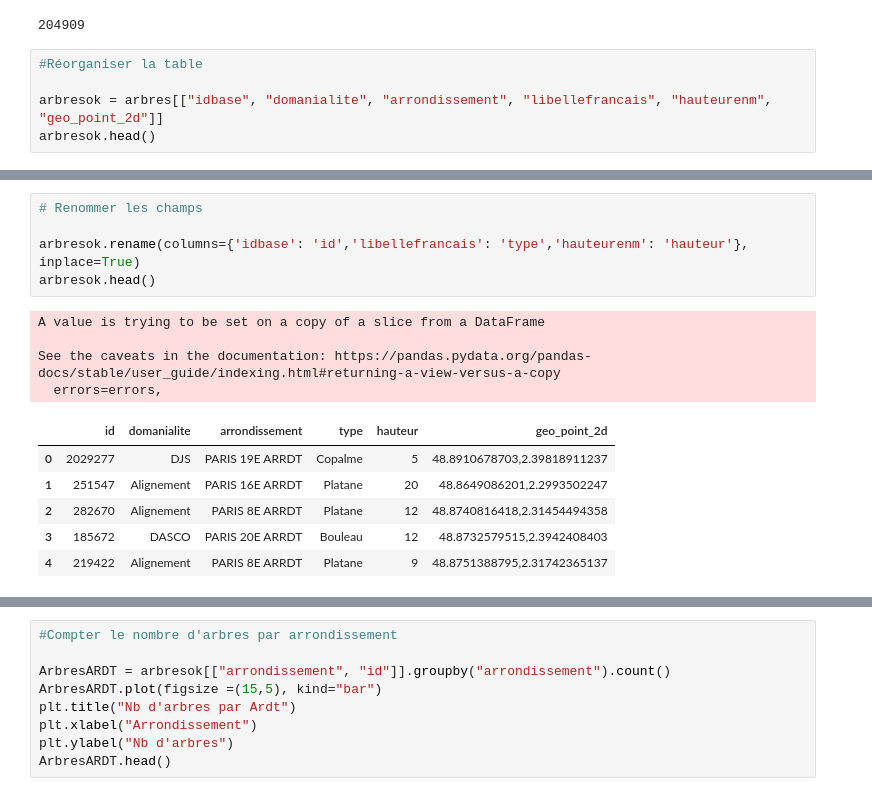
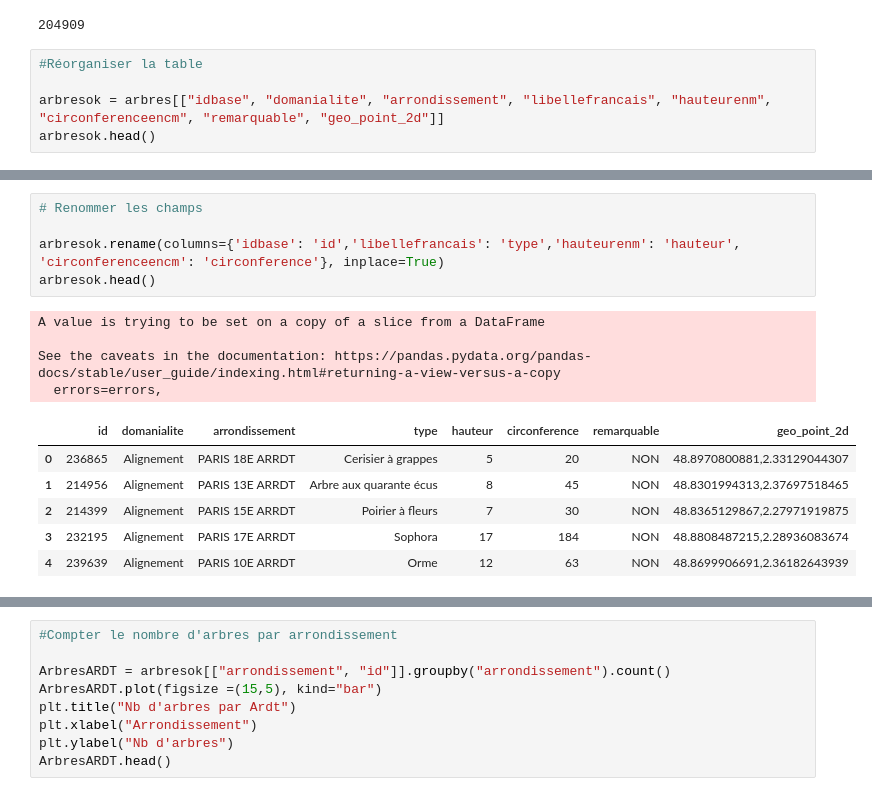
Before and after one commit to mastersigat/GeoPandas, a Jupyter notebook: Séance_1_(intro_Pandas).ipynb, the cells around one changed output, grey strips where cells are left out. Saved outputs shown, nothing was run; the diff lists cells and outputs as text.

```diff
--- a/Séance_1_(intro_Pandas).ipynb
+++ b/Séance_1_(intro_Pandas).ipynb
@@ -427,6 +407,6 @@ arbres['domanialite'].size
 # %%
 #Réorganiser la table
 
-arbresok = arbres[["idbase", "domanialite", "arrondissement", "libellefrancais", "hauteurenm", "geo_point_2d"]]
+arbresok = arbres[["idbase", "domanialite", "arrondissement", "libellefrancais", "hauteurenm", "circonferenceencm", "remarquable", "geo_point_2d"]]
 arbresok.head()
 # %% [output]
@@ -439,16 +419,16 @@ arbresok.head()
 # %%
 # Renommer les champs
 
-arbresok.rename(columns={'idbase': 'id','libellefrancais': 'type','hauteurenm': 'hauteur'}, inplace=True)
+arbresok.rename(columns={'idbase': 'id','libellefrancais': 'type','hauteurenm': 'hauteur', 'circonferenceencm': 'circonference'}, inplace=True)
 arbresok.head()
 # %% [output]
 A value is trying to be set on a copy of a slice from a DataFrame
 
 See the caveats in the documentation: https://pandas.pydata.org/pandas-docs/stable/user_guide/indexing.html#returning-a-view-versus-a-copy
   errors=errors,
-|  | id | domanialite | arrondissement | type | hauteur | geo_point_2d |
-| 0 | 2029277 | DJS | PARIS 19E ARRDT | Copalme | 5 | 48.8910678703,2.39818911237 |
-| 1 | 251547 | Alignement | PARIS 16E ARRDT | Platane | 20 | 48.8649086201,2.2993502247 |
-| 2 | 282670 | Alignement | PARIS 8E ARRDT | Platane | 12 | 48.8740816418,2.31454494358 |
-| 3 | 185672 | DASCO | PARIS 20E ARRDT | Bouleau | 12 | 48.8732579515,2.3942408403 |
-| 4 | 219422 | Alignement | PARIS 8E ARRDT | Platane | 9 | 48.8751388795,2.31742365137 |
+|  | id | domanialite | arrondissement | type | hauteur | circonference | remarquable | geo_point_2d |
+| 0 | 236865 | Alignement | PARIS 18E ARRDT | Cerisier à grappes | 5 | 20 | NON | 48.8970800881,2.33129044307 |
+| 1 | 214956 | Alignement | PARIS 13E ARRDT | Arbre aux quarante écus | 8 | 45 | NON | 48.8301994313,2.37697518465 |
+| 2 | 214399 | Alignement | PARIS 15E ARRDT | Poirier à fleurs | 7 | 30 | NON | 48.8365129867,2.27971919875 |
+| 3 | 232195 | Alignement | PARIS 17E ARRDT | Sophora | 17 | 184 | NON | 48.8808487215,2.28936083674 |
+| 4 | 239639 | Alignement | PARIS 10E ARRDT | Orme | 12 | 63 | NON | 48.8699906691,2.36182643939 |
```
Also changed, not shown: parts of 18 cells of this notebook.
